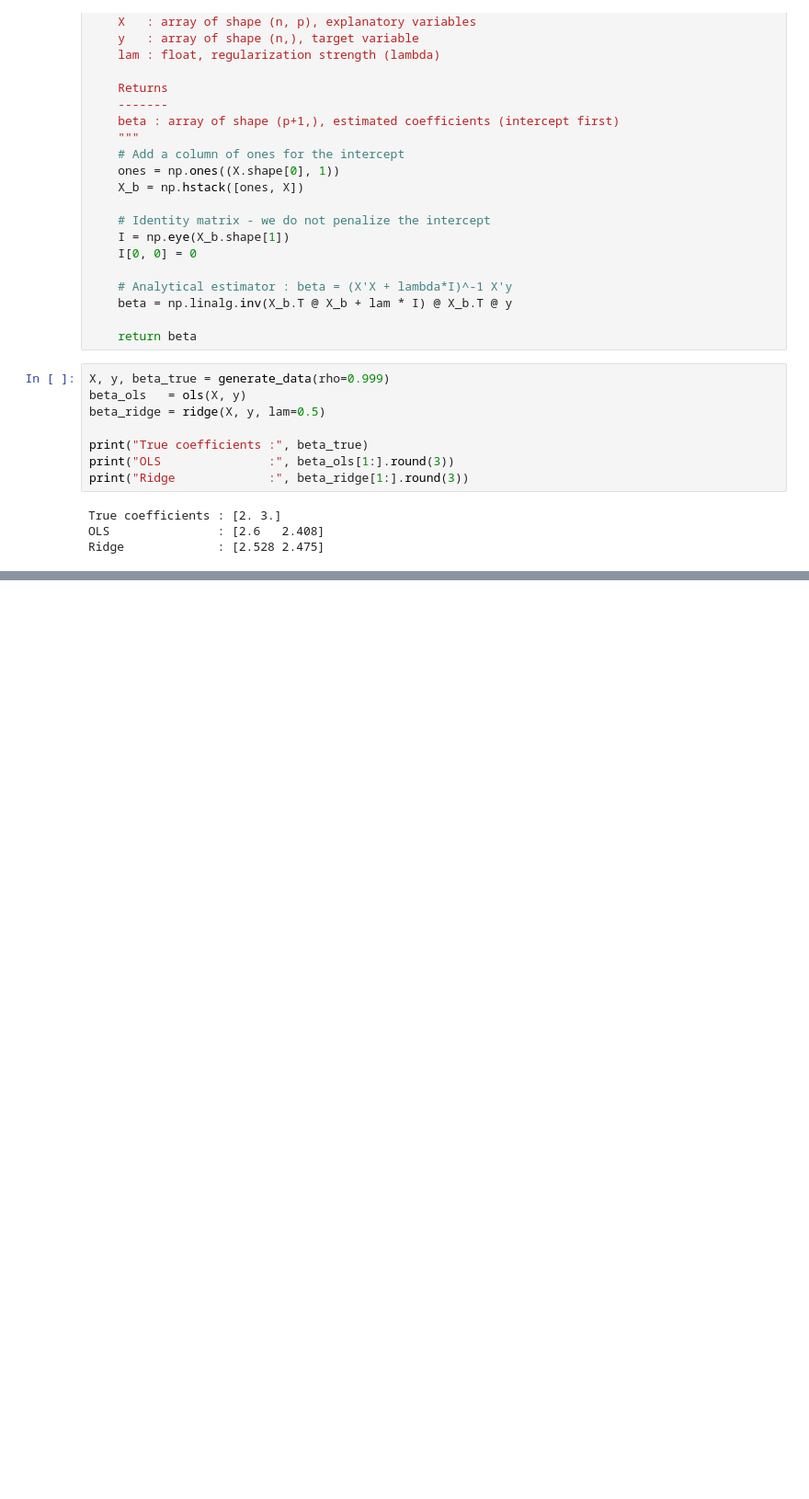
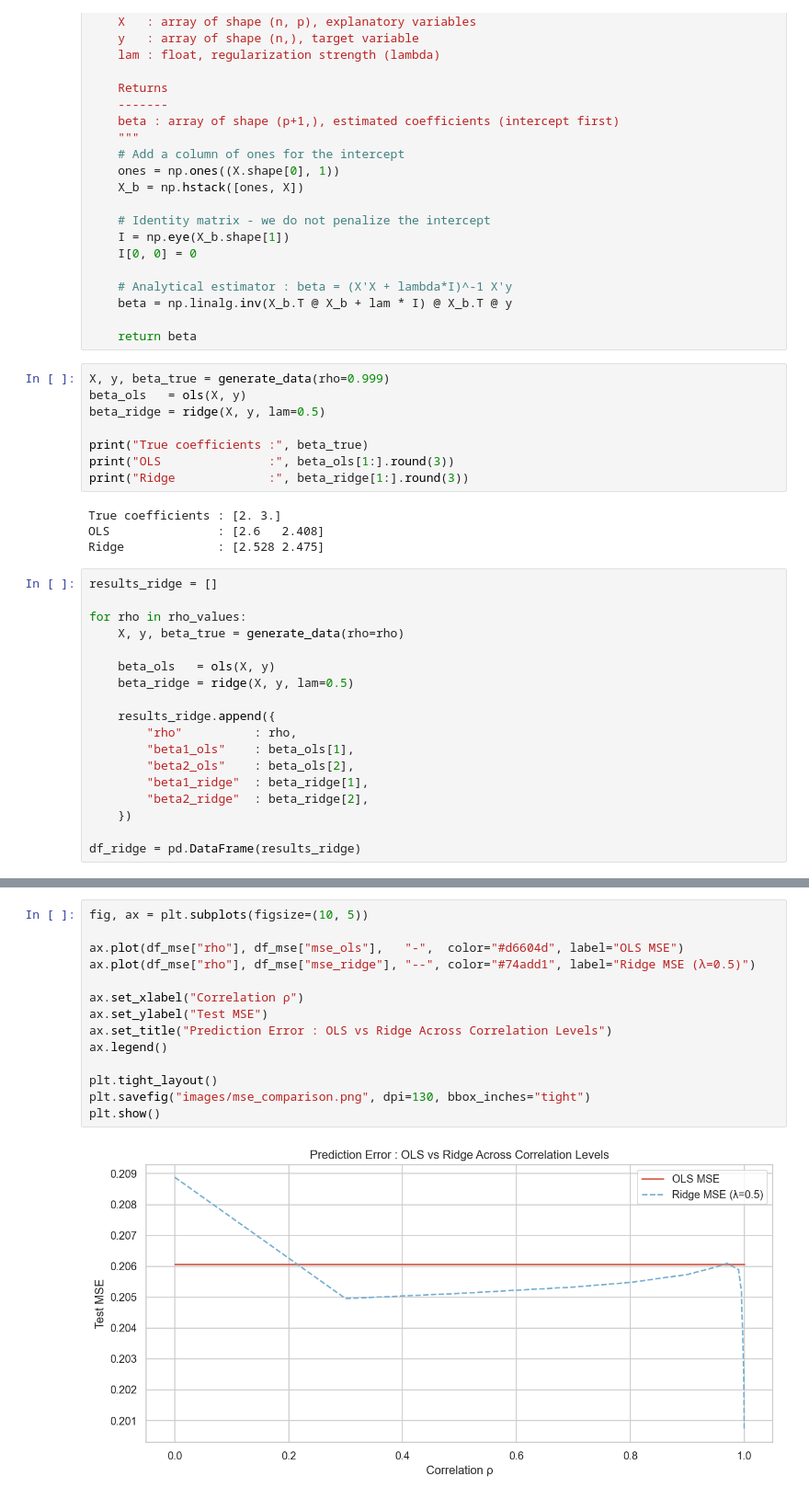
Before and after one commit to capristunt/ols-instability-ridge-regularization, a Jupyter notebook: notebook.ipynb, the cells around one changed output, grey strips where cells are left out. Shown at 92% size. Cells and saved outputs as stored; diff of their text form; blank space fills up the shorter version.

```diff
--- a/notebook.ipynb
+++ b/notebook.ipynb
@@ -307,6 +310,24 @@ print("Ridge             :", beta_ridge[1:].round(3))
 True coefficients : [2. 3.]
 OLS               : [2.6   2.408]
 Ridge             : [2.528 2.475]
+# %%
+results_ridge = []
+
+for rho in rho_values:
+    X, y, beta_true = generate_data(rho=rho)
+
+    beta_ols   = ols(X, y)
+    beta_ridge = ridge(X, y, lam=0.5)
+
+    results_ridge.append({
+        "rho"          : rho,
+        "beta1_ols"    : beta_ols[1],
+        "beta2_ols"    : beta_ols[2],
+        "beta1_ridge"  : beta_ridge[1],
+        "beta2_ridge"  : beta_ridge[2],
+    })
+
+df_ridge = pd.DataFrame(results_ridge)
 # %%
 fig, ax = plt.subplots(figsize=(10, 5))
 
@@ -331,0 +467,16 @@ plt.show()
+# %%
+fig, ax = plt.subplots(figsize=(10, 5))
+
+ax.plot(df_mse["rho"], df_mse["mse_ols"],   "-",  color="#d6604d", label="OLS MSE")
+ax.plot(df_mse["rho"], df_mse["mse_ridge"], "--", color="#74add1", label="Ridge MSE (λ=0.5)")
+
+ax.set_xlabel("Correlation ρ")
+ax.set_ylabel("Test MSE")
+ax.set_title("Prediction Error : OLS vs Ridge Across Correlation Levels")
+ax.legend()
+
+plt.tight_layout()
+plt.savefig("images/mse_comparison.png", dpi=130, bbox_inches="tight")
+plt.show()
+# %% [output]
+[figure, added]
```
Also changed, not shown: parts of 9 cells of this notebook, 4 other files.
